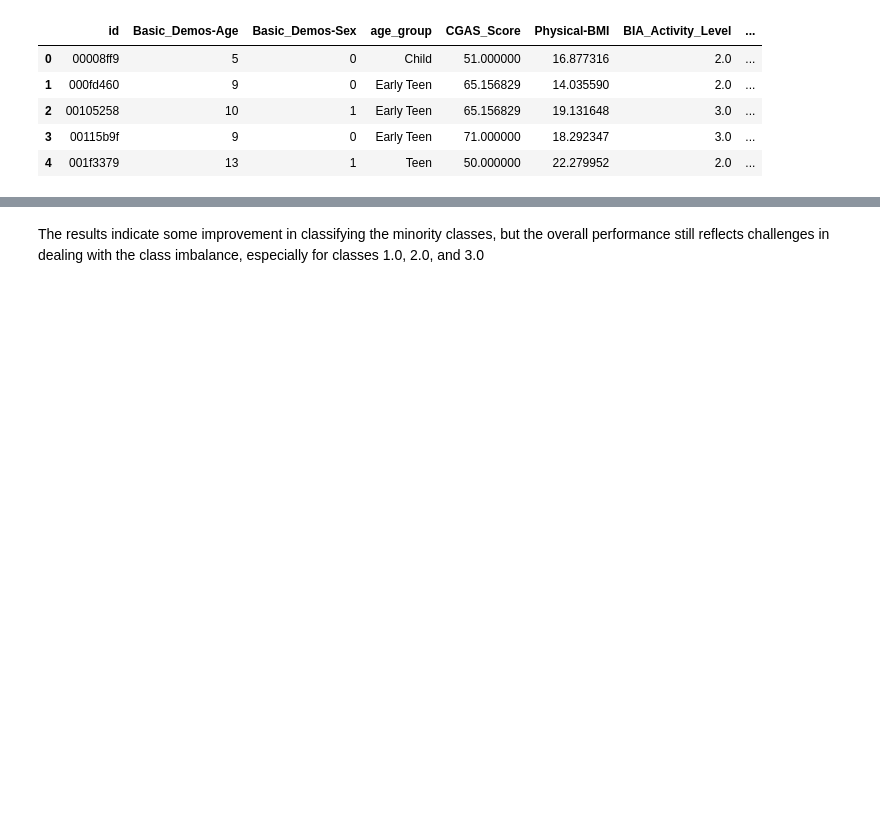
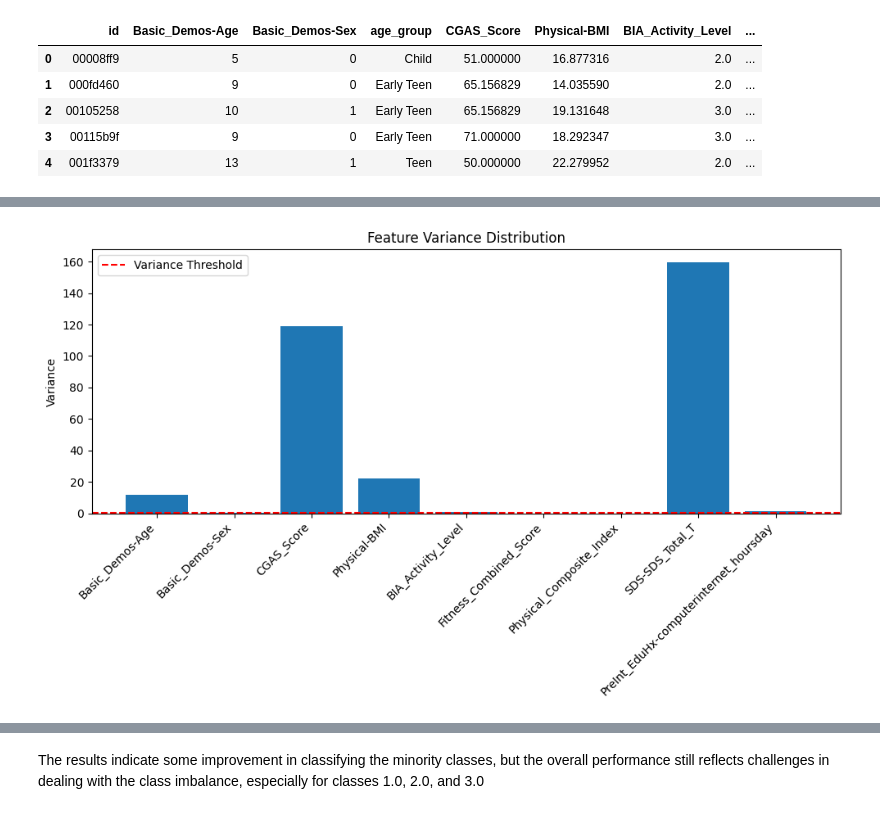
Before and after one commit to Nandana-Chigaterappa-HemanthKumar/PulseNet, a Jupyter notebook: svm-model-implementation.ipynb, the cells around one changed output, grey strips where cells are left out. Drawn from its saved outputs; the diff is of its cells as text; code cells hidden in the pictures; blank space fills up the shorter version.

```diff
--- a/svm-model-implementation.ipynb
+++ b/svm-model-implementation.ipynb
@@ -23,3 +23,7 @@ dataset.head(5)
 | 4 | 001f3379 | 13 | 1 | Teen | 50.000000 | 22.279952 | 2.0 | ... |
 # %%
 dataset.drop(['age_group','id'], axis=1, inplace=True)
+# %%
+X, y = dataset.drop(columns=['sii']), dataset['sii']  # Replace 'sii' with target column
+feature_variances = np.var(X, axis=0)
+print(f"Feature Variances:\n{feature_variances}\n")
@@ -25,0 +58,15 @@ dataset.drop(['age_group','id'], axis=1, inplace=True)
+# %%
+
+variance_threshold = 0.1
+
+plt.figure(figsize=(10, 6))
+plt.bar(feature_variances.index, feature_variances.values)
+plt.axhline(y=variance_threshold, color='r', linestyle='--', label="Variance Threshold")
+plt.xticks(rotation=45, ha="right")
+plt.title("Feature Variance Distribution")
+plt.ylabel("Variance")
+plt.legend()
+plt.tight_layout()
+plt.show()
+# %% [output]
+[figure, added]
```
Also changed, not shown: parts of 15 cells of this notebook.
